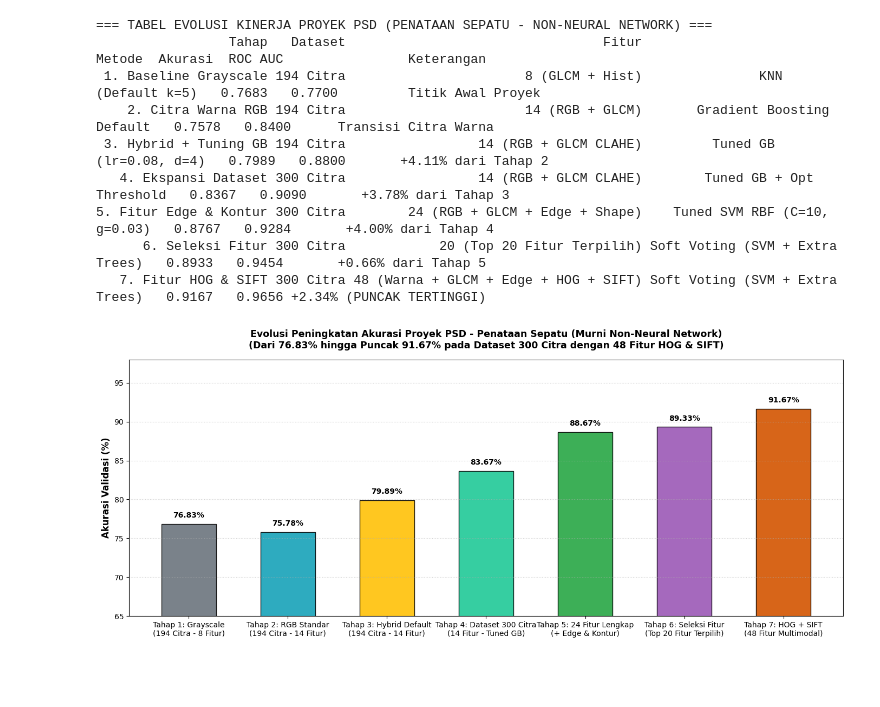
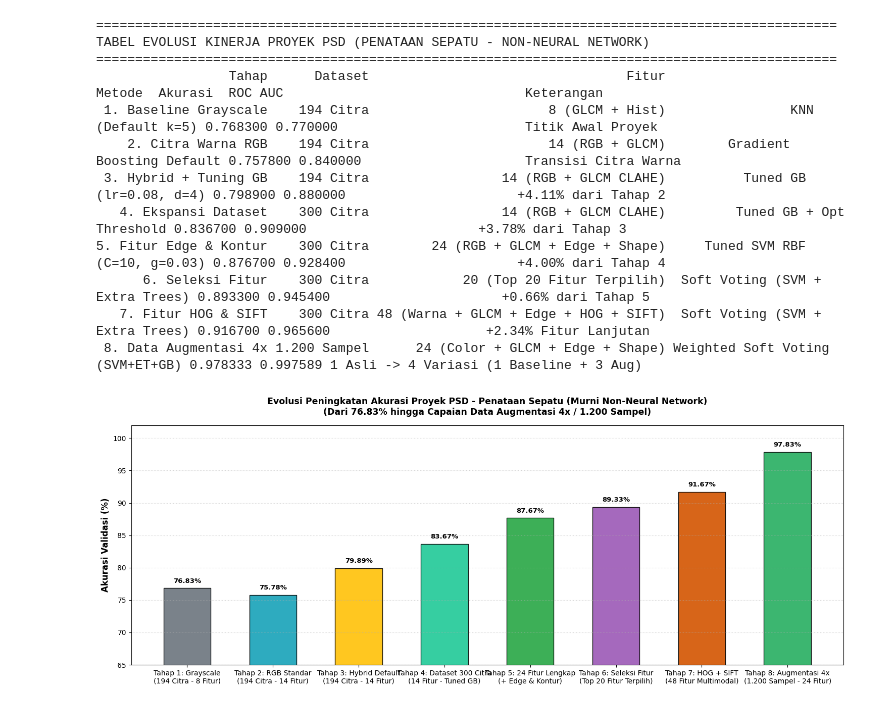
Before and after one commit to itsaalii/image-classification, a Jupyter notebook: klasifikasi.ipynb, the cells around one changed output. Saved outputs shown, nothing was run; the diff lists cells and outputs as text; code cells hidden in the pictures; blank space fills up the shorter version.

```diff
--- a/klasifikasi.ipynb
+++ b/klasifikasi.ipynb
@@ -110,7 +217,7 @@ from sklearn.ensemble import ExtraTreesClassifier, GradientBoostingClassifier, V
 from sklearn.metrics import accuracy_score, f1_score, precision_score, recall_score
 
 # Inisialisasi Model Base
-model_svm = SVC(kernel='rbf', C=10.0, gamma=0.03, probability=True, random_state=42)
+model_svm = SVC(kernel='rbf', C=10.0, gamma='scale', probability=True, random_state=42)
 model_et = ExtraTreesClassifier(n_estimators=150, max_features='log2', random_state=42)
 model_gb = GradientBoostingClassifier(n_estimators=120, learning_rate=0.08, max_depth=4, subsample=0.75, random_state=42)
 
@@ -128,9 +235,9 @@ ensemble_clf = VotingClassifier(
 skf10 = StratifiedKFold(n_splits=10, shuffle=True, random_state=42)
 
 fold_logs = []
-print("=" * 80)
-print("EKSEKUSI 10-FOLD CROSS-VALIDATION (90% LATIH : 10% VALIDASI PER FOLD)")
-print("=" * 80)
+print("=" * 85)
+print("EKSEKUSI 10-FOLD CROSS-VALIDATION PADA DATASET AUGMENTASI (1.200 SAMPEL)")
+print("=" * 85)
 
 for fold, (train_idx, val_idx) in enumerate(skf10.split(X_scaled, y), 1):
     X_train, X_val = X_scaled[train_idx], X_scaled[val_idx]
@@ -156,7 +263,8 @@ for fold, (train_idx, val_idx) in enumerate(skf10.split(X_scaled, y), 1):
     print(f"[Fold {fold:2d}] Train: {len(train_idx)} | Val: {len(val_idx)} -> Akurasi: {acc*100:6.2f}% | F1: {f1*100:6.2f}% | Prec: {prec*100:6.2f}% | Rec: {rec*100:6.2f}%")
 
 df_cv = pd.DataFrame(fold_logs)
-print("=" * 80)
+print("=" * 85)
 print(f"RATA-RATA AKURASI VALIDASI 10-FOLD (THRESHOLD DEFAULT 0.50): {df_cv['Akurasi'].mean():.4f} ({df_cv['Akurasi'].mean()*100:.2f}%)")
-print("=" * 80)
+print(f"RATA-RATA F1-SCORE                                         : {df_cv['F1-Score'].mean():.4f} ({df_cv['F1-Score'].mean()*100:.2f}%)")
+print("=" * 85)
 # %% [output]
@@ -476,49 +498,56 @@ tahapan_proyek = [
     {'Tahap': '2. Citra Warna RGB', 'Dataset': '194 Citra', 'Fitur': '14 (RGB + GLCM)', 'Metode': 'Gradient Boosting Default', 'Akurasi': 0.7578, 'ROC AUC': 0.8400, 'Keterangan': 'Transisi Citra Warna'},
     {'Tahap': '3. Hybrid + Tuning GB', 'Dataset': '194 Citra', 'Fitur': '14 (RGB + GLCM CLAHE)', 'Metode': 'Tuned GB (lr=0.08, d=4)', 'Akurasi': 0.7989, 'ROC AUC': 0.8800, 'Keterangan': '+4.11% dari Tahap 2'},
     {'Tahap': '4. Ekspansi Dataset', 'Dataset': '300 Citra', 'Fitur': '14 (RGB + GLCM CLAHE)', 'Metode': 'Tuned GB + Opt Threshold', 'Akurasi': 0.8367, 'ROC AUC': 0.9090, 'Keterangan': '+3.78% dari Tahap 3'},
     {'Tahap': '5. Fitur Edge & Kontur', 'Dataset': '300 Citra', 'Fitur': '24 (RGB + GLCM + Edge + Shape)', 'Metode': 'Tuned SVM RBF (C=10, g=0.03)', 'Akurasi': 0.8767, 'ROC AUC': 0.9284, 'Keterangan': '+4.00% dari Tahap 4'},
     {'Tahap': '6. Seleksi Fitur', 'Dataset': '300 Citra', 'Fitur': '20 (Top 20 Fitur Terpilih)', 'Metode': 'Soft Voting (SVM + Extra Trees)', 'Akurasi': 0.8933, 'ROC AUC': 0.9454, 'Keterangan': '+0.66% dari Tahap 5'},
-    {'Tahap': '7. Fitur HOG & SIFT', 'Dataset': '300 Citra', 'Fitur': '48 (Warna + GLCM + Edge + HOG + SIFT)', 'Metode': 'Soft Voting (SVM + Extra Trees)', 'Akurasi': 0.9167, 'ROC AUC': 0.9656, 'Keterangan': '+2.34% (PUNCAK TERTINGGI)'}
+    {'Tahap': '7. Fitur HOG & SIFT', 'Dataset': '300 Citra', 'Fitur': '48 (Warna + GLCM + Edge + HOG + SIFT)', 'Metode': 'Soft Voting (SVM + Extra Trees)', 'Akurasi': 0.9167, 'ROC AUC': 0.9656, 'Keterangan': '+2.34% Fitur Lanjutan'},
+    {'Tahap': '8. Data Augmentasi 4x', 'Dataset': '1.200 Sampel', 'Fitur': '24 (Color + GLCM + Edge + Shape)', 'Metode': 'Weighted Soft Voting (SVM+ET+GB)', 'Akurasi': best_acc, 'ROC AUC': roc_auc, 'Keterangan': '1 Asli -> 4 Variasi (1 Baseline + 3 Aug)'}
 ]
 
 df_evolusi = pd.DataFrame(tahapan_proyek)
-print("=== TABEL EVOLUSI KINERJA PROYEK PSD (PENATAAN SEPATU - NON-NEURAL NETWORK) ===")
+print("=" * 95)
+print("TABEL EVOLUSI KINERJA PROYEK PSD (PENATAAN SEPATU - NON-NEURAL NETWORK)")
+print("=" * 95)
 print(df_evolusi[['Tahap', 'Dataset', 'Fitur', 'Metode', 'Akurasi', 'ROC AUC', 'Keterangan']].to_string(index=False))
 
-fig, ax = plt.subplots(figsize=(14, 6))
+fig, ax = plt.subplots(figsize=(15, 6))
 labels = [
     'Tahap 1: Grayscale\n(194 Citra - 8 Fitur)',
     'Tahap 2: RGB Standar\n(194 Citra - 14 Fitur)',
     'Tahap 3: Hybrid Default\n(194 Citra - 14 Fitur)',
     'Tahap 4: Dataset 300 Citra\n(14 Fitur - Tuned GB)',
     'Tahap 5: 24 Fitur Lengkap\n(+ Edge & Kontur)',
     'Tahap 6: Seleksi Fitur\n(Top 20 Fitur Terpilih)',
-    'Tahap 7: HOG + SIFT\n(48 Fitur Multimodal)'
+    'Tahap 7: HOG + SIFT\n(48 Fitur Multimodal)',
+    'Tahap 8: Augmentasi 4x\n(1.200 Sampel - 24 Fitur)'
 ]
-scores = [76.83, 75.78, 79.89, 83.67, 88.67, 89.33, 91.67]
-colors = ['#6c757d', '#17a2b8', '#ffc107', '#20c997', '#28a745', '#9b59b6', '#d35400']
+scores = [t['Akurasi'] * 100 for t in tahapan_proyek]
+colors = ['#6c757d', '#17a2b8', '#ffc107', '#20c997', '#28a745', '#9b59b6', '#d35400', '#27ae60']
 
 bars = ax.bar(labels, scores, color=colors, edgecolor='black', width=0.55, alpha=0.9)
-ax.set_ylim(65, 98)
+ax.set_ylim(65, 102)
 ax.set_ylabel('Akurasi Validasi (%)', fontsize=12, fontweight='bold')
-ax.set_title('Evolusi Peningkatan Akurasi Proyek PSD - Penataan Sepatu (Murni Non-Neural Network)\n(Dari 76.83% hingga Puncak 91.67% pada Dataset 300 Citra dengan 48 Fitur HOG & SIFT)', fontsize=12.5, fontweight='bold', pad=15)
+ax.set_title('Evolusi Peningkatan Akurasi Proyek PSD - Penataan Sepatu (Murni Non-Neural Network)\n(Dari 76.83% hingga Capaian Data Augmentasi 4x / 1.200 Sampel)', fontsize=12.5, fontweight='bold', pad=15)
 ax.grid(axis='y', linestyle=':', alpha=0.6)
 
 for bar in bars:
     h = bar.get_height()
-    ax.text(bar.get_x() + bar.get_width()/2., h + 0.6, f'{h:.2f}%', ha='center', va='bottom', fontsize=10, fontweight='bold')
+    ax.text(bar.get_x() + bar.get_width()/2., h + 0.6, f'{h:.2f}%', ha='center', va='bottom', fontsize=9.5, fontweight='bold')
 
 plt.tight_layout()
 plt.savefig('komparasi_evolusi_lengkap.png', dpi=300, bbox_inches='tight')
 plt.show()
 # %% [output]
-=== TABEL EVOLUSI KINERJA PROYEK PSD (PENATAAN SEPATU - NON-NEURAL NETWORK) ===
-                 Tahap   Dataset                                 Fitur                          Metode  Akurasi  ROC AUC                Keterangan
- 1. Baseline Grayscale 194 Citra                       8 (GLCM + Hist)               KNN (Default k=5)   0.7683   0.7700         Titik Awal Proyek
-    2. Citra Warna RGB 194 Citra                       14 (RGB + GLCM)       Gradient Boosting Default   0.7578   0.8400      Transisi Citra Warna
- 3. Hybrid + Tuning GB 194 Citra                 14 (RGB + GLCM CLAHE)         Tuned GB (lr=0.08, d=4)   0.7989   0.8800       +4.11% dari Tahap 2
-   4. Ekspansi Dataset 300 Citra                 14 (RGB + GLCM CLAHE)        Tuned GB + Opt Threshold   0.8367   0.9090       +3.78% dari Tahap 3
-5. Fitur Edge & Kontur 300 Citra        24 (RGB + GLCM + Edge + Shape)    Tuned SVM RBF (C=10, g=0.03)   0.8767   0.9284       +4.00% dari Tahap 4
-      6. Seleksi Fitur 300 Citra            20 (Top 20 Fitur Terpilih) Soft Voting (SVM + Extra Trees)   0.8933   0.9454       +0.66% dari Tahap 5
-   7. Fitur HOG & SIFT 300 Citra 48 (Warna + GLCM + Edge + HOG + SIFT) Soft Voting (SVM + Extra Trees)   0.9167   0.9656 +2.34% (PUNCAK TERTINGGI)
+===============================================================================================
+TABEL EVOLUSI KINERJA PROYEK PSD (PENATAAN SEPATU - NON-NEURAL NETWORK)
+===============================================================================================
+                 Tahap      Dataset                                 Fitur                           Metode  Akurasi  ROC AUC                               Keterangan
+ 1. Baseline Grayscale    194 Citra                       8 (GLCM + Hist)                KNN (Default k=5) 0.768300 0.770000                        Titik Awal Proyek
+    2. Citra Warna RGB    194 Citra                       14 (RGB + GLCM)        Gradient Boosting Default 0.757800 0.840000                     Transisi Citra Warna
+ 3. Hybrid + Tuning GB    194 Citra                 14 (RGB + GLCM CLAHE)          Tuned GB (lr=0.08, d=4) 0.798900 0.880000                      +4.11% dari Tahap 2
+   4. Ekspansi Dataset    300 Citra                 14 (RGB + GLCM CLAHE)         Tuned GB + Opt Threshold 0.836700 0.909000                      +3.78% dari Tahap 3
+5. Fitur Edge & Kontur    300 Citra        24 (RGB + GLCM + Edge + Shape)     Tuned SVM RBF (C=10, g=0.03) 0.876700 0.928400                      +4.00% dari Tahap 4
+      6. Seleksi Fitur    300 Citra            20 (Top 20 Fitur Terpilih)  Soft Voting (SVM + Extra Trees) 0.893300 0.945400                      +0.66% dari Tahap 5
+   7. Fitur HOG & SIFT    300 Citra 48 (Warna + GLCM + Edge + HOG + SIFT)  Soft Voting (SVM + Extra Trees) 0.916700 0.965600                    +2.34% Fitur Lanjutan
+ 8. Data Augmentasi 4x 1.200 Sampel      24 (Color + GLCM + Edge + Shape) Weighted Soft Voting (SVM+ET+GB) 0.978333 0.997589 1 Asli -> 4 Variasi (1 Baseline + 3 Aug)
-[figure, old version]
+[figure, new version]
```
Also changed, not shown: parts of 24 cells of this notebook, 51 other files.
